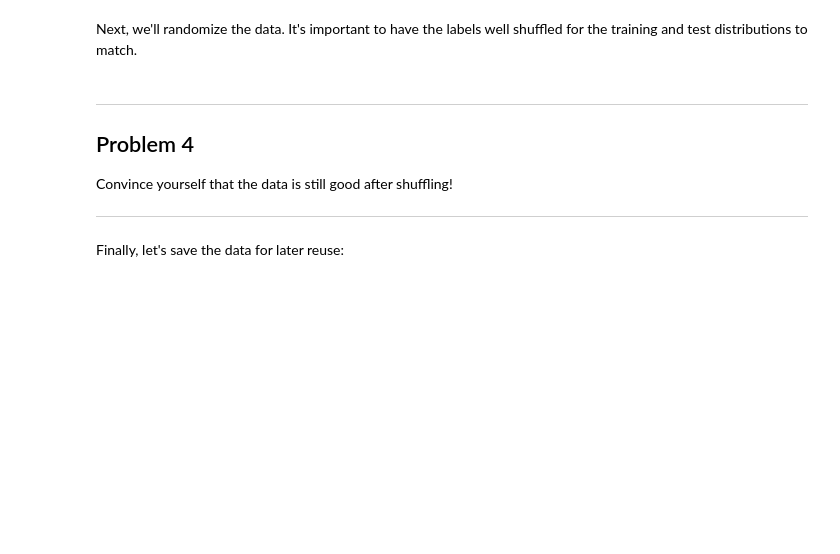
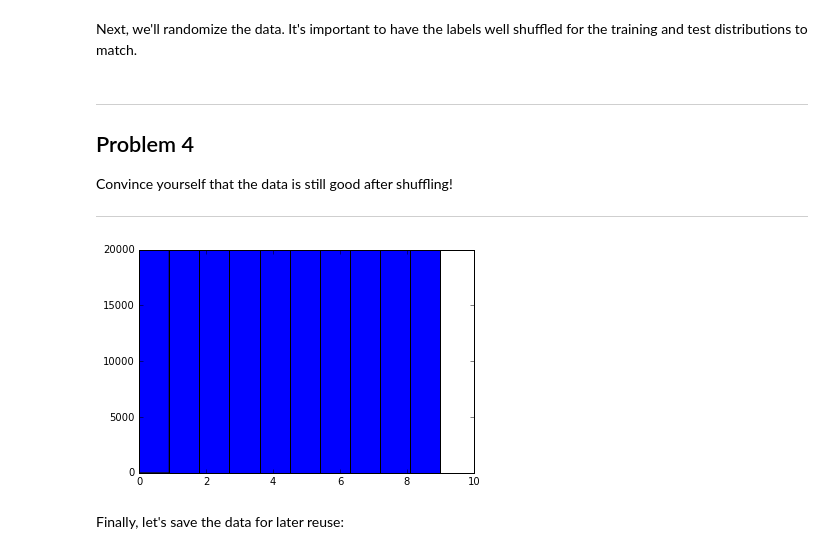
Before and after one commit to llathrop/ud730, a Jupyter notebook: 1_notmnist.ipynb, the cells around one changed output. Cells and saved outputs as stored; diff of their text form; code cells hidden in the pictures; blank space fills up the shorter version.

Commit message:
feat: check that classes are balanced

```diff
--- a/1_notmnist.ipynb
+++ b/1_notmnist.ipynb
@@ -252,3 +254,15 @@ Problem 3
 Another check: we expect the data to be balanced across classes. Verify that.
 
 ---
+# %%
+data_dist=[]
+for d in train_datasets:
+    display(d)
+    data = pickle.load( open( d, "rb" ) )
+    data_dist.append(data.shape[0])
+print("mean:",np.mean(data_dist))
+print("standard deviation:",np.std(data_dist))
+if np.std(data_dist)<=(np.mean(data_dist)*.10):
+    print ("data is within 1% ({}) for each class (balanced)".format(np.mean(data_dist)*.01))
+else:
+    print ("data is more than 1% ({}) for some class (unbalanced)".format(np.mean(data_dist)*.01))
@@ -329,6 +363,11 @@ Problem 4
 Convince yourself that the data is still good after shuffling!
 
 ---
+# %%
+plt.hist(train_labels, 10)
+plt.show()
+# %% [output]
+[figure, added]
 # %% [markdown]
 Finally, let's save the data for later reuse:
 # %%
```
Also changed, not shown: parts of 5 cells of this notebook.
